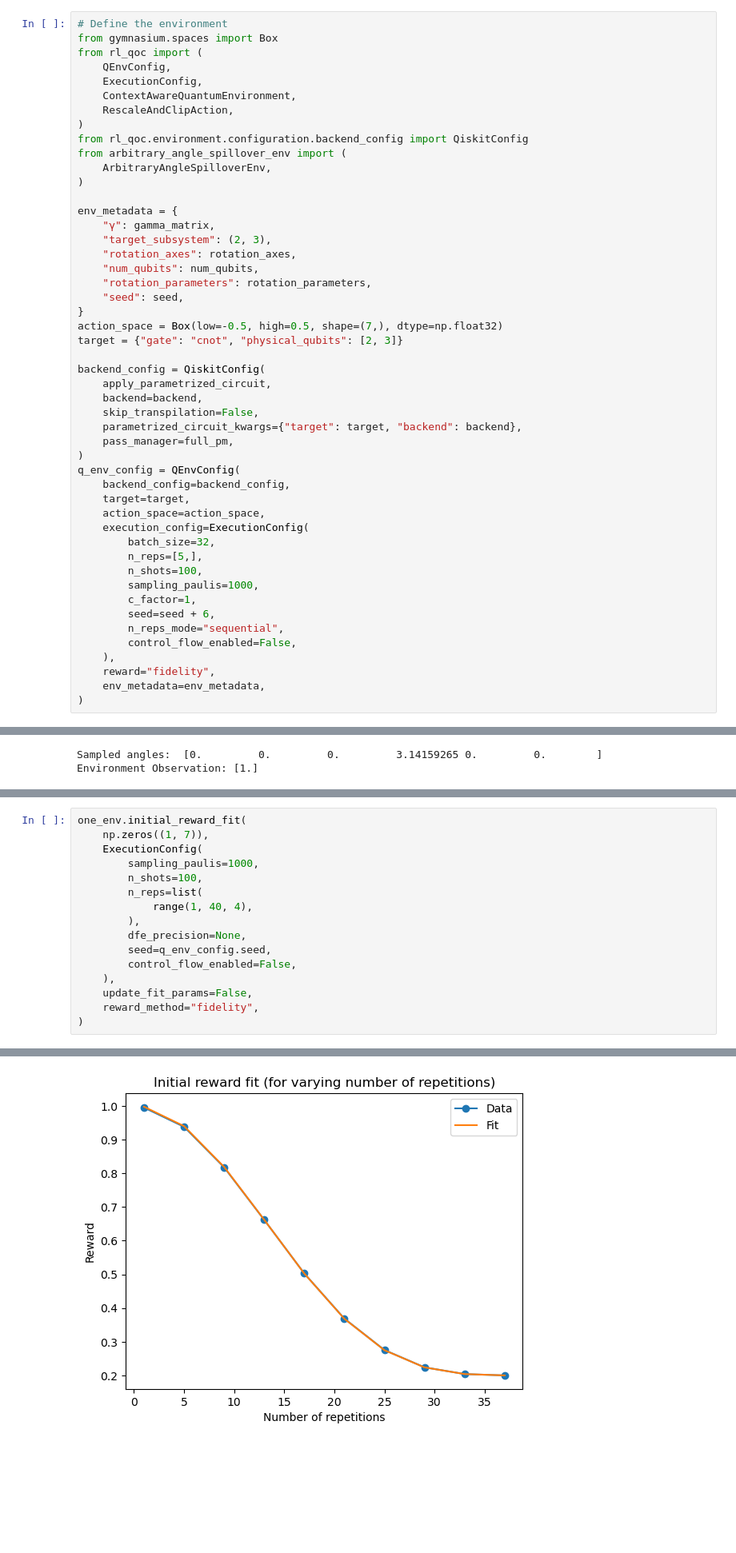
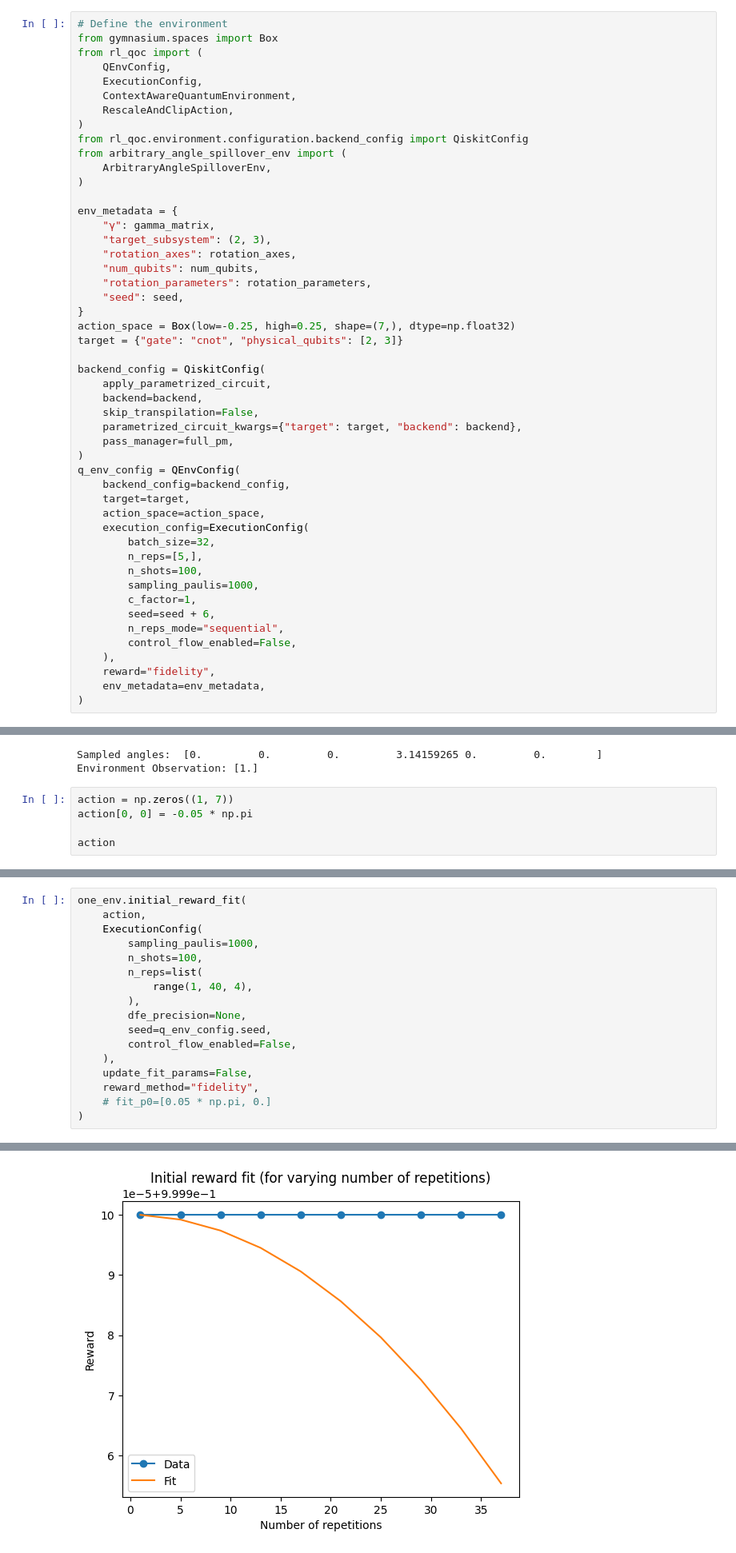
Before and after one commit to arthurostrauss/Quantum_Optimal_Control, a Jupyter notebook: gate_level/spillover_noise_use_case/generic_spillover/second_reference_notebook.ipynb, the cells around one changed output, grey strips where cells are left out. Shown at 80% size. Drawn from its saved outputs; the diff is of its cells as text; blank space fills up the shorter version.

```diff
--- a/gate_level/spillover_noise_use_case/generic_spillover/second_reference_notebook.ipynb
+++ b/gate_level/spillover_noise_use_case/generic_spillover/second_reference_notebook.ipynb
@@ -309,7 +309,7 @@ env_metadata = {
     "rotation_parameters": rotation_parameters,
     "seed": seed,
 }
-action_space = Box(low=-0.5, high=0.5, shape=(7,), dtype=np.float32)
+action_space = Box(low=-0.25, high=0.25, shape=(7,), dtype=np.float32)
 target = {"gate": "cnot", "physical_qubits": [2, 3]}
 
 backend_config = QiskitConfig(
@@ -362,3 +362,8 @@ _, _ = one_env.reset(debug_obs=np.array([np.pi]))
 # %% [output]
 Sampled angles:  [0.         0.         0.         3.14159265 0.         0.        ]
 Environment Observation: [1.]
+# %%
+action = np.zeros((1, 7))
+action[0, 0] = -0.05 * np.pi
+
+action
@@ -365,6 +373,6 @@ Environment Observation: [1.]
 # %%
 one_env.initial_reward_fit(
-    np.zeros((1, 7)),
+    action,
     ExecutionConfig(
         sampling_paulis=1000,
         n_shots=100,
@@ -377,6 +385,7 @@ one_env.initial_reward_fit(
     ),
     update_fit_params=False,
     reward_method="fidelity",
+    # fit_p0=[0.05 * np.pi, 0.]
 )
 # %% [output]
 Number of repetitions: 1
@@ -399 +408 @@ Found parameters: [0.07876416 0.07876381]
-[figure, old version]
+[figure, new version]
```
Also changed, not shown: parts of 15 cells of this notebook, 7 other files.
